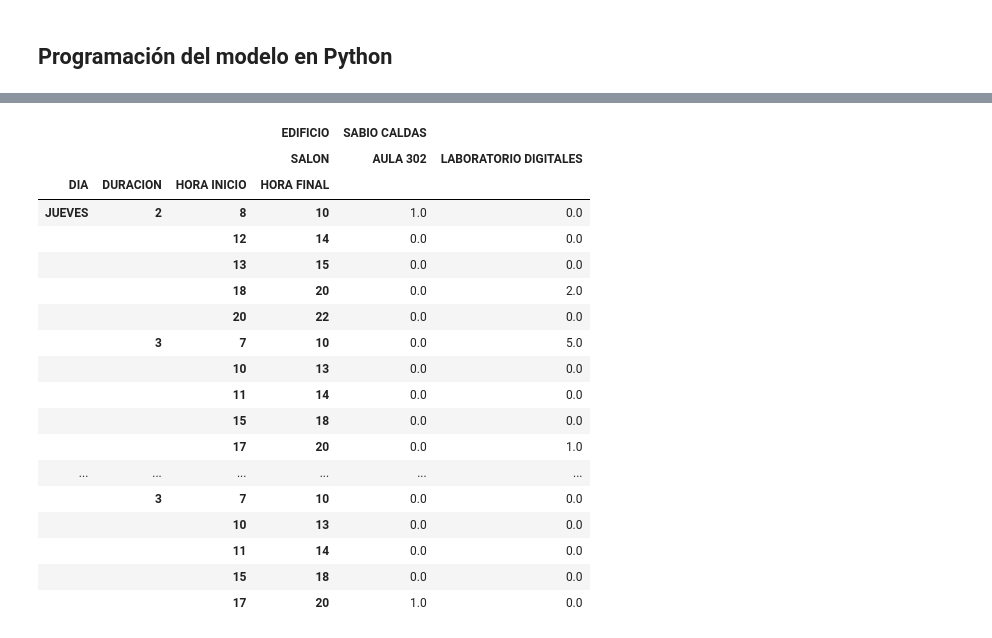
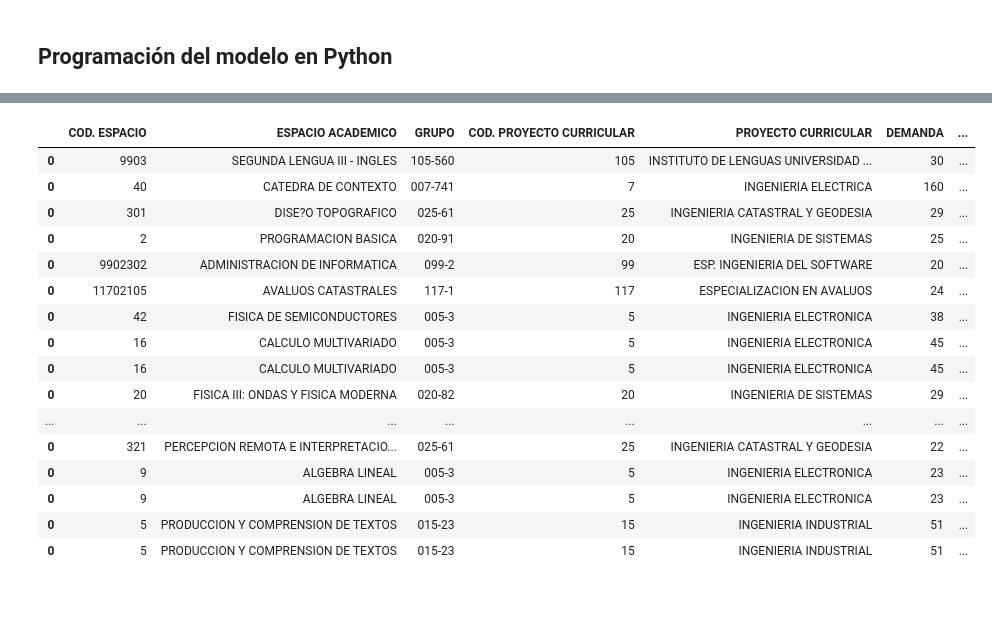
Before and after one commit to CDMonsalveA/OR_Schedule_UD, a Jupyter notebook: AsignacionDeSalones.ipynb, the cells around one changed output, grey strips where cells are left out. Drawn from its saved outputs; the diff is of its cells as text; code cells hidden in the pictures; blank space fills up the shorter version.

Commit message:
29 inicio

```diff
--- a/AsignacionDeSalones.ipynb
+++ b/AsignacionDeSalones.ipynb
@@ -134,7 +134,7 @@ def get_EF(Base,EF_tags = ["COD. EDIFICIO", "EDIFICIO", "COD. SALON", "SALON", "
     !!importante: Rectificar que todas las salas esten mencionadas.
     """
     EF = Base[EF_tags].drop_duplicates()
-    EF = pd.concat([EF,pd.DataFrame({"SALON":["VIRTUAL"]})]).reset_index(drop=True)
+    EF = pd.concat([EF,pd.DataFrame({"SALON":["VIRTUAL"],"CAPACIDAD":[1000]})]).reset_index(drop=True)
     if show==True:
         display(EF)
     return EF
@@ -638,10 +638,12 @@ FH = get_FH(h_inicial, h_final,[2,3],show=False)
 
 
 porcentaje_usado = .3
-EA = EA.sample(10)
+EA = EA.sample(30)
 EF = EF.sample(2)
 DS = DS.sample(3)
 FH = FH.sample(10)
+#AÑADIR SALON VIRTUAL
+EF = pd.concat([EF,pd.DataFrame({"SALON":["VIRTUAL"],"CAPACIDAD":[1000]})])
 print(
 "\n# Espacios académicos \n",
 EA.index.values,
@@ -700,12 +703,12 @@ def Ejecutar_Solver():
                     <=
                     EA['DIAS/SEMANA'].loc[i]
                     )
-#    for j in DS.index.values:
-#        for l in FH.index.values:
-#            for k in EF.index.values:
-#                solver.Add(solver.Sum(X[i,k,j,l]*EA.loc[i,'DEMANDA'] for i in EA.index.values)
-#                            <=
-#                            EF.loc[k,'CAPACIDAD'])
+    for j in DS.index.values:
+        for l in FH.index.values:
+            for k in EF.index.values:
+                solver.Add(solver.Sum(X[i,k,j,l]*EA.loc[i,'DEMANDA'] for i in EA.index.values)
+                            <=
+                            EF.loc[k,'CAPACIDAD'])
 
     for k in EF.index.values:
         for i in EA.index.values:
@@ -721,17 +724,33 @@ def Ejecutar_Solver():
                                     1)
 
 
+
     solver.Maximize(solver.Sum(F_))
     status = solver.Solve()
-
+    if status == pywraplp.Solver.OPTIMAL:
+        print("F = ", solver.Objective().Value())
+        for i in EA.index.values:
+            for k in EF.index.values:
+                for j in DS.index.values:
+                    for l in FH.index.values:
+                        if (X[i,k,j,l].solution_value() == 1):
+                            Espacio_Academico = EA.loc[i,"ESPACIO ACADEMICO"]+"-"+EA.loc[i,"GRUPO"]
+                            Espacio_Fisico = str(EF.loc[k,"EDIFICIO"]) + "-" + str(EF.loc[k,"SALON"])
+                            Dia = DS.loc[j,"DIA"]
+                            Franja_Horaria = str(FH.loc[l,"HORA INICIO"])+"-"+str(FH.loc[l,"HORA FINAL"])
+                            print(Espacio_Academico, "__", Espacio_Fisico, "__", Dia, "__", Franja_Horaria)
+                   #else:
+                       #print("OSI")
+    else:
+        print('The problem does not have an optimal solution.')
     return X,solver,status
 # %%
 X,solver,status = Ejecutar_Solver()
 sol =get_solution(X,solver,status,EA,EF,DS,FH)
 
-filas = ['DIA','DURACION','HORA INICIO','HORA FINAL']
-columnas = ['EDIFICIO','SALON']
+filas = ['EDIFICIO','SALON']
+columnas = ['DIA']
 funcion = 'sum'
-SHOW = sol.pivot_table(values='X',index=filas,columns=columnas, aggfunc=funcion)
-display(SHOW)
+SHOW = sol[sol['X']==1].pivot_table(values='X',index=filas,columns=columnas, aggfunc=funcion)
+display(sol[sol['X']==1])
 # %% [output]
@@ -739,19 +774,17 @@ F =  16.0
-|  |  |  | EDIFICIO | SABIO CALDAS |  |
-|  |  |  | SALON | AULA 302 | LABORATORIO DIGITALES |
-| DIA | DURACION | HORA INICIO | HORA FINAL |  |  |
-| JUEVES | 2 | 8 | 10 | 1.0 | 0.0 |
-|  |  | 12 | 14 | 0.0 | 0.0 |
-|  |  | 13 | 15 | 0.0 | 0.0 |
-|  |  | 18 | 20 | 0.0 | 2.0 |
-|  |  | 20 | 22 | 0.0 | 0.0 |
-|  | 3 | 7 | 10 | 0.0 | 5.0 |
-|  |  | 10 | 13 | 0.0 | 0.0 |
-|  |  | 11 | 14 | 0.0 | 0.0 |
-|  |  | 15 | 18 | 0.0 | 0.0 |
-|  |  | 17 | 20 | 0.0 | 1.0 |
-| ... | ... | ... | ... | ... | ... |
-|  | 3 | 7 | 10 | 0.0 | 0.0 |
-|  |  | 10 | 13 | 0.0 | 0.0 |
-|  |  | 11 | 14 | 0.0 | 0.0 |
-|  |  | 15 | 18 | 0.0 | 0.0 |
-|  |  | 17 | 20 | 1.0 | 0.0 |
+|  | COD. ESPACIO | ESPACIO ACADEMICO | GRUPO | COD. PROYECTO CURRICULAR | PROYECTO CURRICULAR | DEMANDA | ... |
+| 0 | 9903 | SEGUNDA LENGUA III - INGLES | 105-560 | 105 | INSTITUTO DE LENGUAS UNIVERSIDAD ... | 30 | ... |
+| 0 | 40 | CATEDRA DE CONTEXTO | 007-741 | 7 | INGENIERIA ELECTRICA | 160 | ... |
+| 0 | 301 | DISE?O TOPOGRAFICO | 025-61 | 25 | INGENIERIA CATASTRAL Y GEODESIA | 29 | ... |
+| 0 | 2 | PROGRAMACION BASICA | 020-91 | 20 | INGENIERIA DE SISTEMAS | 25 | ... |
+| 0 | 9902302 | ADMINISTRACION DE INFORMATICA | 099-2 | 99 | ESP. INGENIERIA DEL SOFTWARE | 20 | ... |
+| 0 | 11702105 | AVALUOS CATASTRALES | 117-1 | 117 | ESPECIALIZACION EN AVALUOS | 24 | ... |
+| 0 | 42 | FISICA DE SEMICONDUCTORES | 005-3 | 5 | INGENIERIA ELECTRONICA | 38 | ... |
+| 0 | 16 | CALCULO MULTIVARIADO | 005-3 | 5 | INGENIERIA ELECTRONICA | 45 | ... |
+| 0 | 16 | CALCULO MULTIVARIADO | 005-3 | 5 | INGENIERIA ELECTRONICA | 45 | ... |
+| 0 | 20 | FISICA III: ONDAS Y FISICA MODERNA | 020-82 | 20 | INGENIERIA DE SISTEMAS | 29 | ... |
+| ... | ... | ... | ... | ... | ... | ... | ... |
+| 0 | 321 | PERCEPCION REMOTA E INTERPRETACIO... | 025-61 | 25 | INGENIERIA CATASTRAL Y GEODESIA | 22 | ... |
+| 0 | 9 | ALGEBRA LINEAL | 005-3 | 5 | INGENIERIA ELECTRONICA | 23 | ... |
+| 0 | 9 | ALGEBRA LINEAL | 005-3 | 5 | INGENIERIA ELECTRONICA | 23 | ... |
+| 0 | 5 | PRODUCCION Y COMPRENSION DE TEXTOS | 015-23 | 15 | INGENIERIA INDUSTRIAL | 51 | ... |
+| 0 | 5 | PRODUCCION Y COMPRENSION DE TEXTOS | 015-23 | 15 | INGENIERIA INDUSTRIAL | 51 | ... |
```
Also changed, not shown: parts of 4 cells of this notebook.
